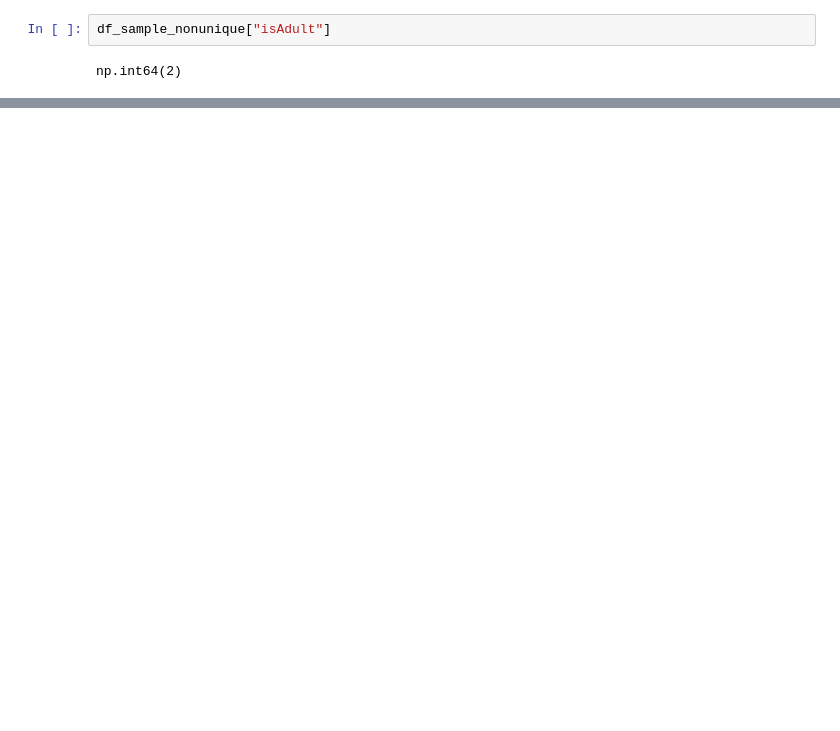
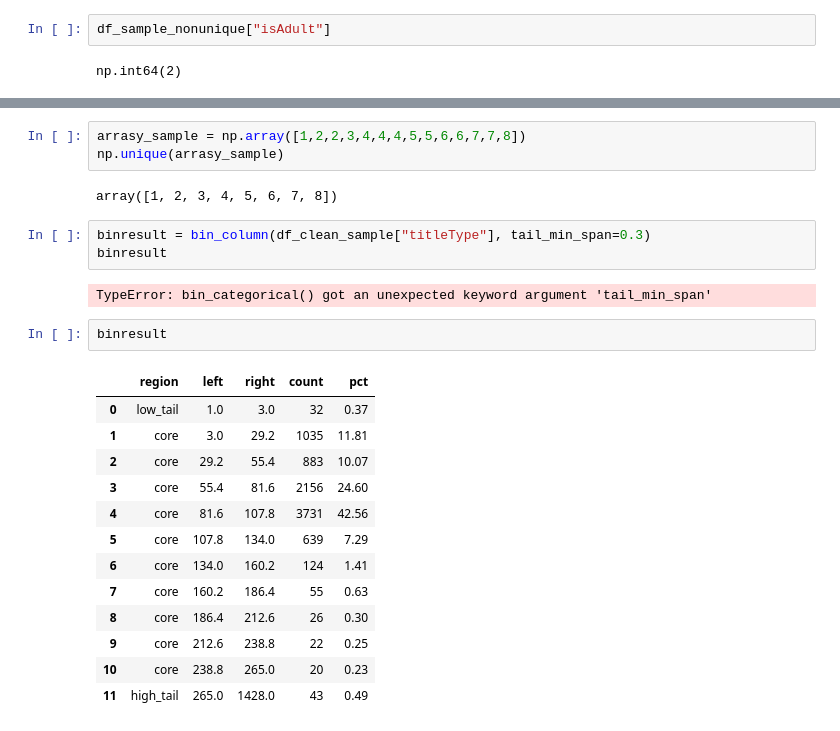
Before and after one commit to debeerpj/datkit, a Jupyter notebook: notebooks/first_profile.ipynb, the cells around one changed output, grey strips where cells are left out. Cells and saved outputs as stored; diff of their text form; blank space fills up the shorter version.

```diff
--- a/notebooks/first_profile.ipynb
+++ b/notebooks/first_profile.ipynb
@@ -131,0 +154,26 @@ True
+# %%
+arrasy_sample = np.array([1,2,2,3,4,4,4,5,5,6,6,7,7,8])
+np.unique(arrasy_sample)
+# %% [output]
+array([1, 2, 3, 4, 5, 6, 7, 8])
+# %%
+binresult = bin_column(df_clean_sample["titleType"], tail_min_span=0.3)
+binresult
+# %% [output]
+TypeError: bin_categorical() got an unexpected keyword argument 'tail_min_span'
+# %%
+binresult
+# %% [output]
+|  | region | left | right | count | pct |
+| 0 | low_tail | 1.0 | 3.0 | 32 | 0.37 |
+| 1 | core | 3.0 | 29.2 | 1035 | 11.81 |
+| 2 | core | 29.2 | 55.4 | 883 | 10.07 |
+| 3 | core | 55.4 | 81.6 | 2156 | 24.60 |
+| 4 | core | 81.6 | 107.8 | 3731 | 42.56 |
+| 5 | core | 107.8 | 134.0 | 639 | 7.29 |
+| 6 | core | 134.0 | 160.2 | 124 | 1.41 |
+| 7 | core | 160.2 | 186.4 | 55 | 0.63 |
+| 8 | core | 186.4 | 212.6 | 26 | 0.30 |
+| 9 | core | 212.6 | 238.8 | 22 | 0.25 |
+| 10 | core | 238.8 | 265.0 | 20 | 0.23 |
+| 11 | high_tail | 265.0 | 1428.0 | 43 | 0.49 |
```
Also changed, not shown: parts of 23 cells of this notebook, 7 other files.
